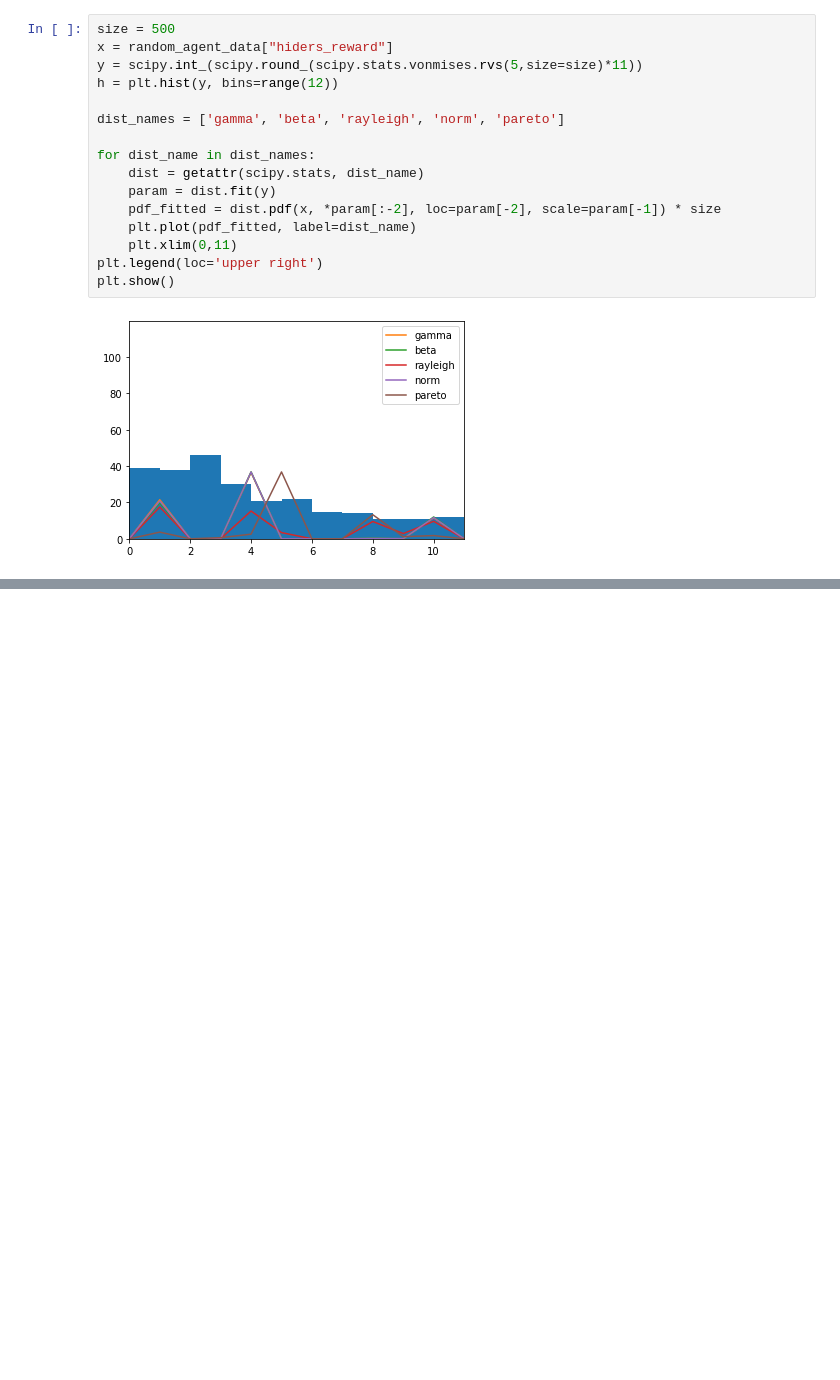
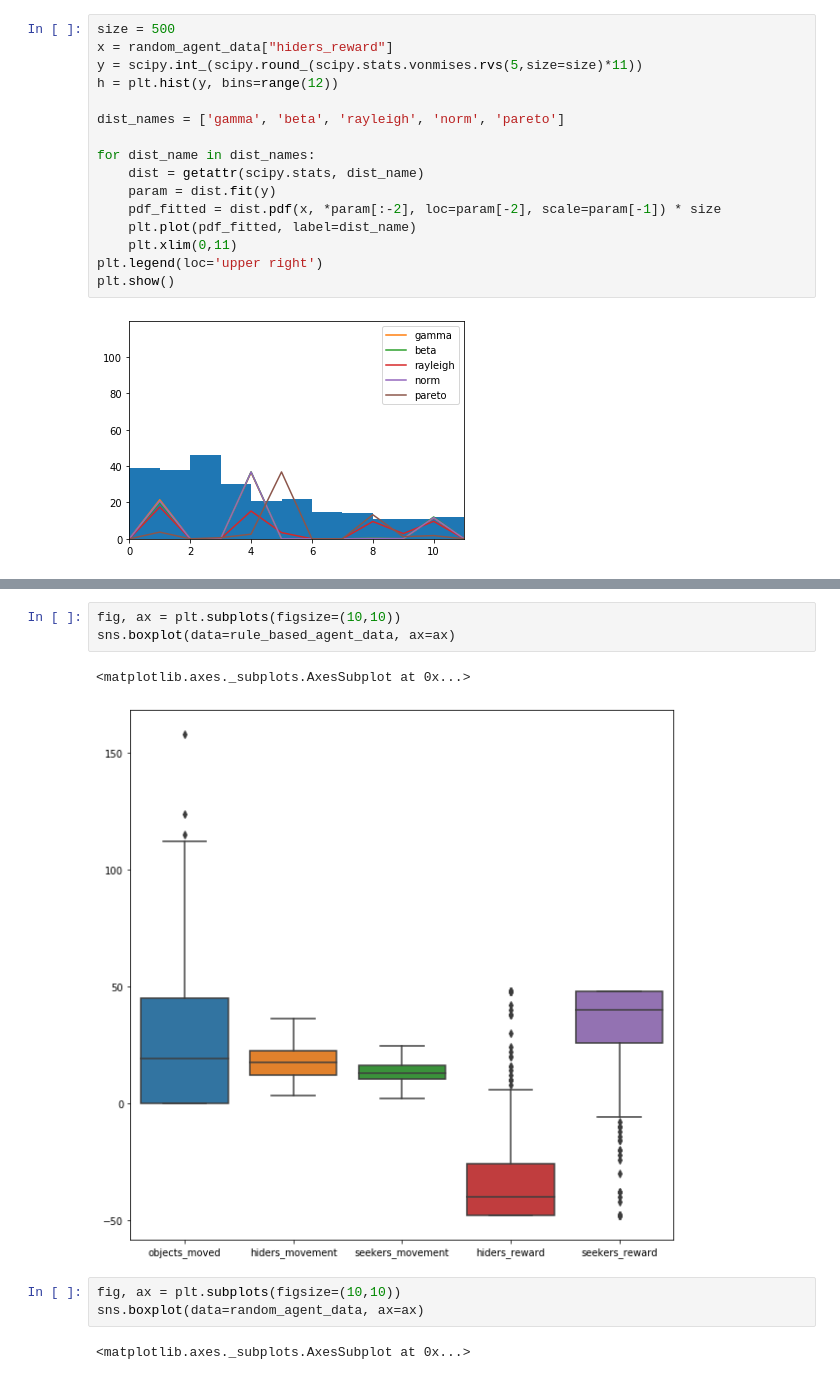
Before and after one commit to paolofraz/MultiAgentsSystems2020, a Jupyter notebook: data_analysis/data_analysis.ipynb, the cells around one changed output, grey strips where cells are left out. Drawn from its saved outputs; the diff is of its cells as text; blank space fills up the shorter version.

```diff
--- a/data_analysis/data_analysis.ipynb
+++ b/data_analysis/data_analysis.ipynb
@@ -83,0 +102,11 @@ plt.show()
+# %%
+fig, ax = plt.subplots(figsize=(10,10))
+sns.boxplot(data=rule_based_agent_data, ax=ax)
+# %% [output]
+<matplotlib.axes._subplots.AxesSubplot at 0x...>
+[figure, added]
+# %%
+fig, ax = plt.subplots(figsize=(10,10))
+sns.boxplot(data=random_agent_data, ax=ax)
+# %% [output]
+<matplotlib.axes._subplots.AxesSubplot at 0x...>
```
Also changed, not shown: parts of 4 cells of this notebook, 4 other files.
